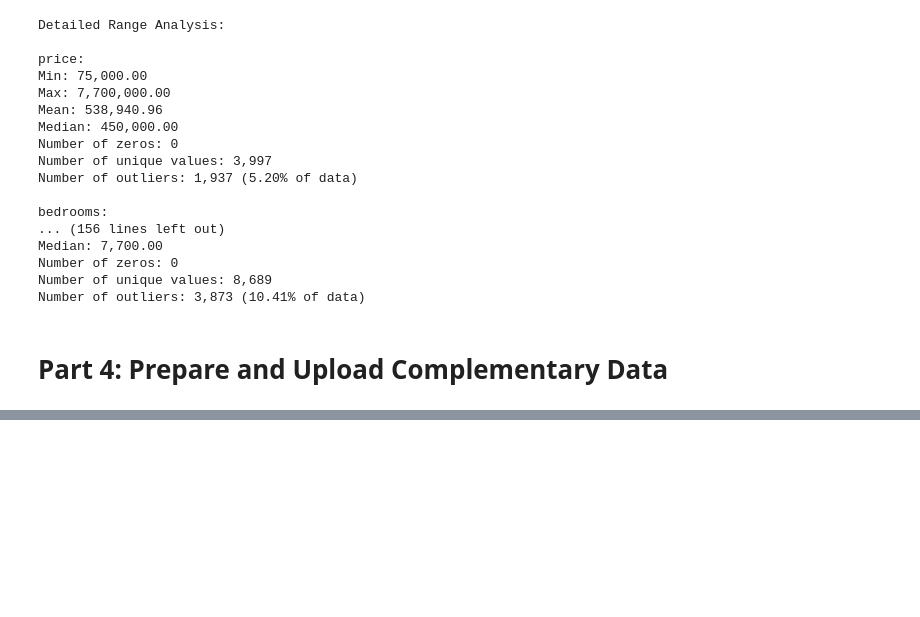
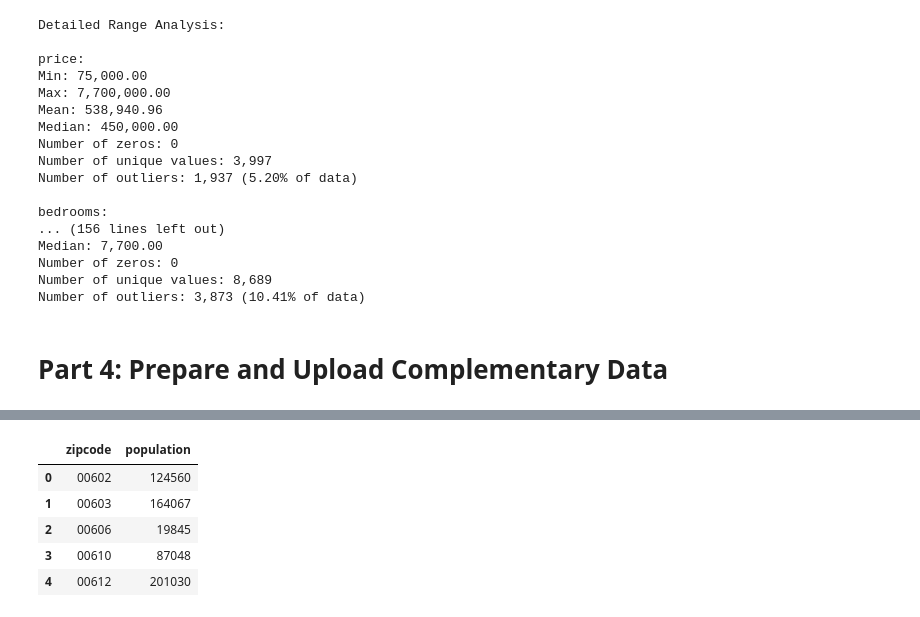
Before and after one commit to Benja-Pauls/MSOE_ML_Prod_Systems_Spring_2025, a Jupyter notebook: notebook/Lab2.ipynb, the cells around one changed output, grey strips where cells are left out. Cells and saved outputs as stored; diff of their text form; code cells hidden in the pictures; blank space fills up the shorter version.

```diff
--- a/notebook/Lab2.ipynb
+++ b/notebook/Lab2.ipynb
@@ -242,0 +283,9 @@ Number of outliers: 3,873 (10.41% of data)
+# %%
+rp_df.head()
+# %% [output]
+|  | zipcode | population |
+| 0 | 00602 | 124560 |
+| 1 | 00603 | 164067 |
+| 2 | 00606 | 19845 |
+| 3 | 00610 | 87048 |
+| 4 | 00612 | 201030 |
```
Also changed, not shown: parts of 5 cells of this notebook, 1 other file.
